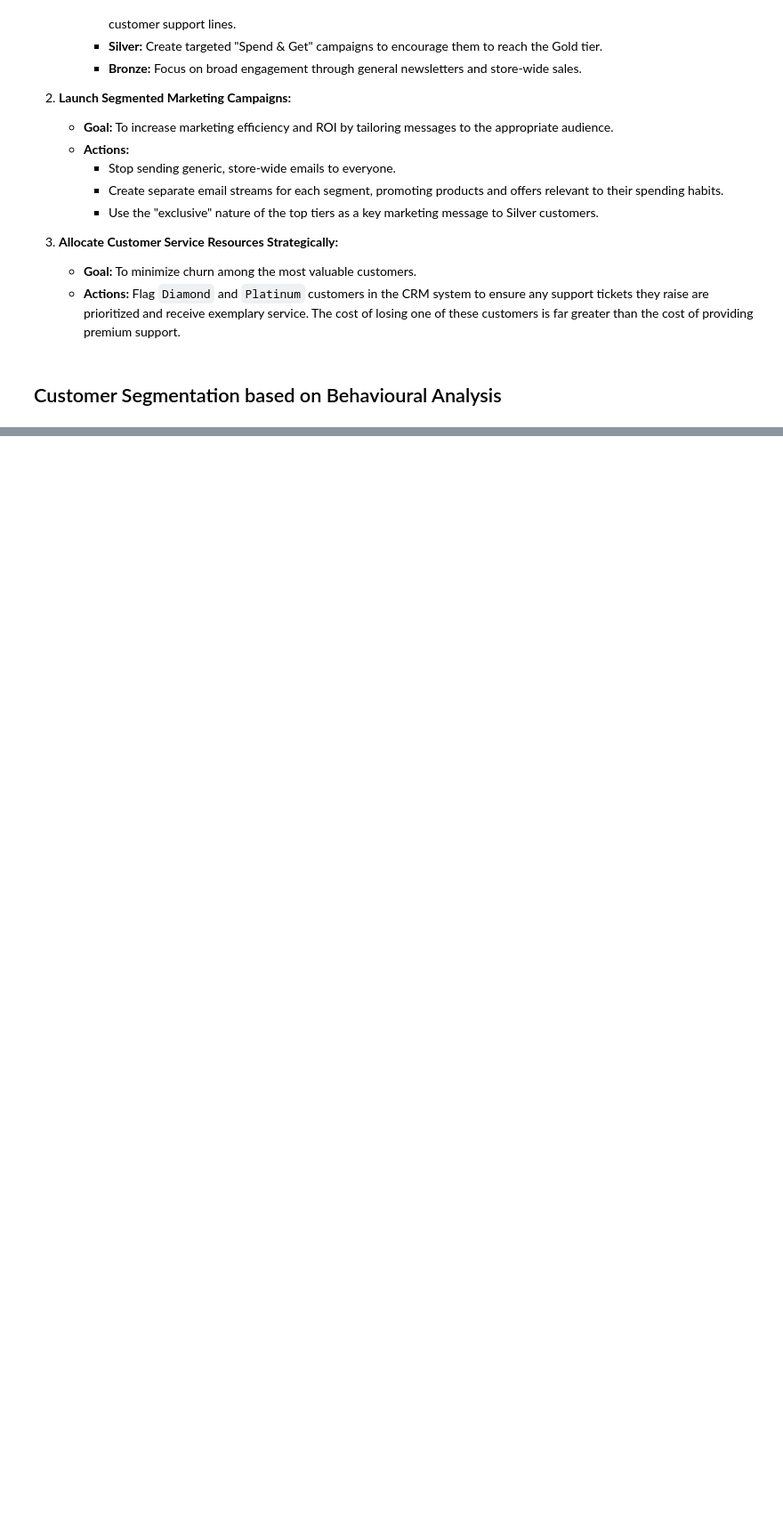
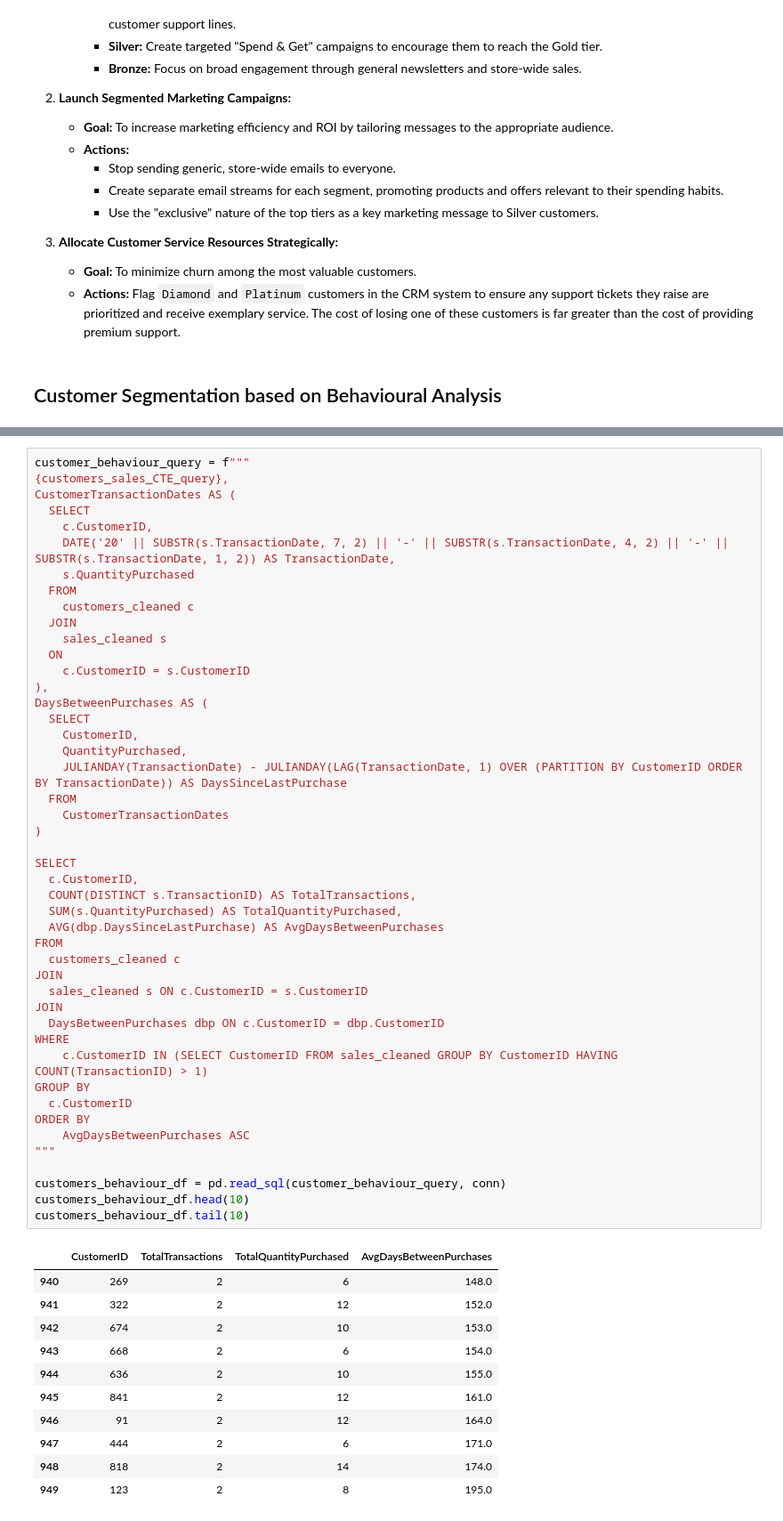
Before and after one commit to artech-0/sql-market-analysis-case-study, a Jupyter notebook: sql_case_study.ipynb, the cells around one changed output, grey strips where cells are left out. Shown at 89% size. Cells and saved outputs as stored; diff of their text form; blank space fills up the shorter version.

```diff
--- a/sql_case_study.ipynb
+++ b/sql_case_study.ipynb
@@ -1809,0 +1827,58 @@ The treemap powerfully illustrates the value concentration. The `Bronze` segment
+# %%
+customer_behaviour_query = f"""
+{customers_sales_CTE_query},
+CustomerTransactionDates AS (
+  SELECT
+    c.CustomerID,
+    DATE('20' || SUBSTR(s.TransactionDate, 7, 2) || '-' || SUBSTR(s.TransactionDate, 4, 2) || '-' || SUBSTR(s.TransactionDate, 1, 2)) AS TransactionDate,
+    s.QuantityPurchased
+  FROM
+    customers_cleaned c
+  JOIN
+    sales_cleaned s
+  ON
+    c.CustomerID = s.CustomerID
+),
+DaysBetweenPurchases AS (
+  SELECT
+    CustomerID,
+    QuantityPurchased,
+    JULIANDAY(TransactionDate) - JULIANDAY(LAG(TransactionDate, 1) OVER (PARTITION BY CustomerID ORDER BY TransactionDate)) AS DaysSinceLastPurchase
+  FROM
+    CustomerTransactionDates
+)
+
+SELECT
+  c.CustomerID,
+  COUNT(DISTINCT s.TransactionID) AS TotalTransactions,
+  SUM(s.QuantityPurchased) AS TotalQuantityPurchased,
+  AVG(dbp.DaysSinceLastPurchase) AS AvgDaysBetweenPurchases
+FROM
+  customers_cleaned c
+JOIN
+  sales_cleaned s ON c.CustomerID = s.CustomerID
+JOIN
+  DaysBetweenPurchases dbp ON c.CustomerID = dbp.CustomerID
+WHERE
+    c.CustomerID IN (SELECT CustomerID FROM sales_cleaned GROUP BY CustomerID HAVING COUNT(TransactionID) > 1)
+GROUP BY
+  c.CustomerID
+ORDER BY
+    AvgDaysBetweenPurchases ASC
+"""
+
+customers_behaviour_df = pd.read_sql(customer_behaviour_query, conn)
+customers_behaviour_df.head(10)
+customers_behaviour_df.tail(10)
+# %% [output]
+|  | CustomerID | TotalTransactions | TotalQuantityPurchased | AvgDaysBetweenPurchases |
+| 940 | 269 | 2 | 6 | 148.0 |
+| 941 | 322 | 2 | 12 | 152.0 |
+| 942 | 674 | 2 | 10 | 153.0 |
+| 943 | 668 | 2 | 6 | 154.0 |
+| 944 | 636 | 2 | 10 | 155.0 |
+| 945 | 841 | 2 | 12 | 161.0 |
+| 946 | 91 | 2 | 12 | 164.0 |
+| 947 | 444 | 2 | 6 | 171.0 |
+| 948 | 818 | 2 | 14 | 174.0 |
+| 949 | 123 | 2 | 8 | 195.0 |
```
Also changed, not shown: parts of 6 cells of this notebook.
